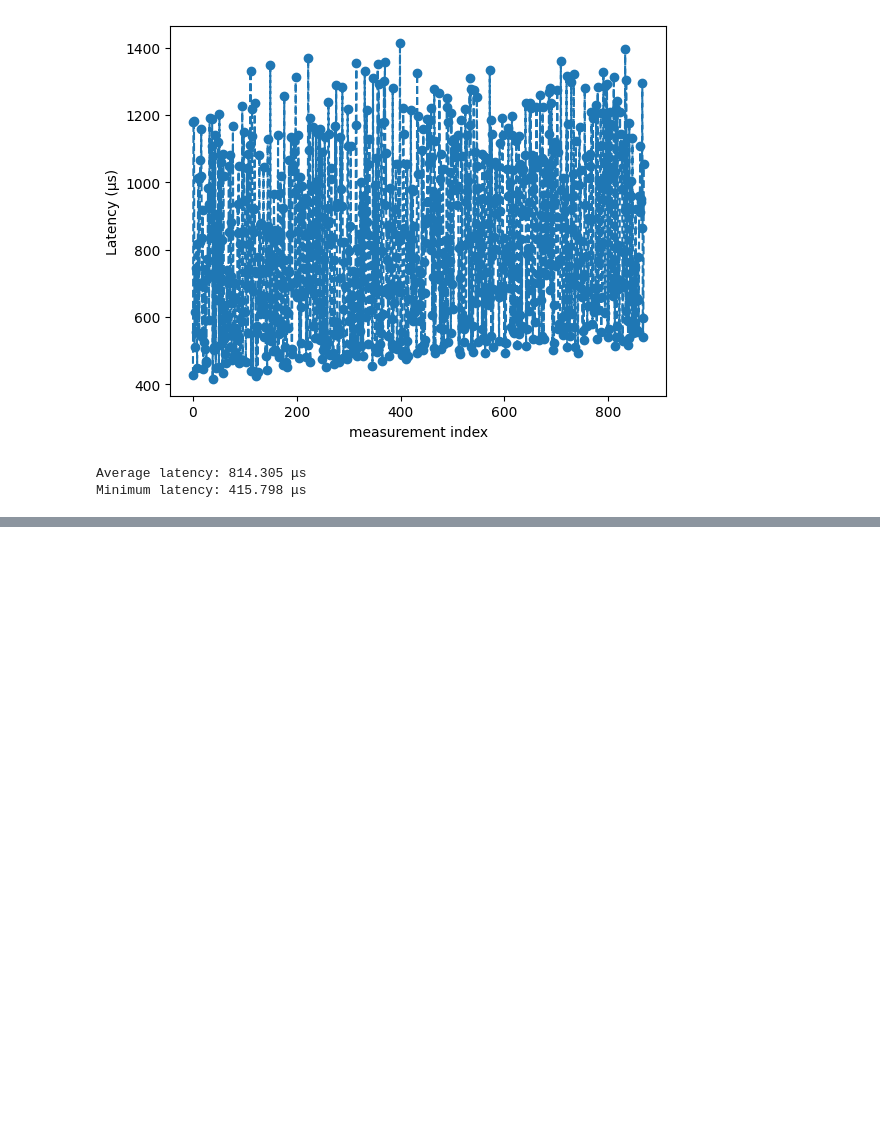
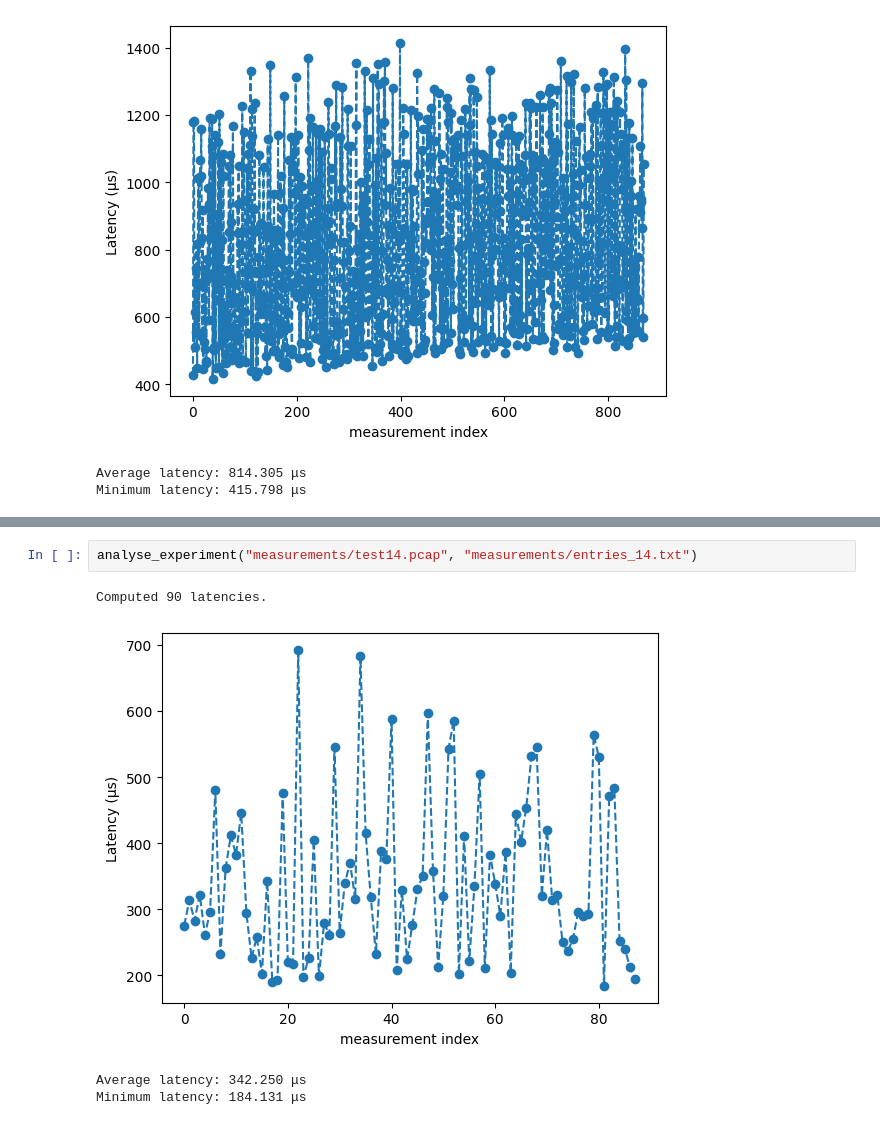
Before and after one commit to gespel/XenoFlow, a Jupyter notebook: experiments/entry_latency/entry_latency.ipynb, the cells around one changed output, grey strips where cells are left out. Saved outputs shown, nothing was run; the diff lists cells and outputs as text; blank space fills up the shorter version.

```diff
--- a/experiments/entry_latency/entry_latency.ipynb
+++ b/experiments/entry_latency/entry_latency.ipynb
@@ -156,0 +169,7 @@ Minimum latency: 415.798 μs
+# %%
+analyse_experiment("measurements/test14.pcap", "measurements/entries_14.txt")
+# %% [output]
+Computed 90 latencies.
+[figure, added]
+Average latency: 342.250 μs
+Minimum latency: 184.131 μs
```
Also changed, not shown: parts of 6 cells of this notebook.
